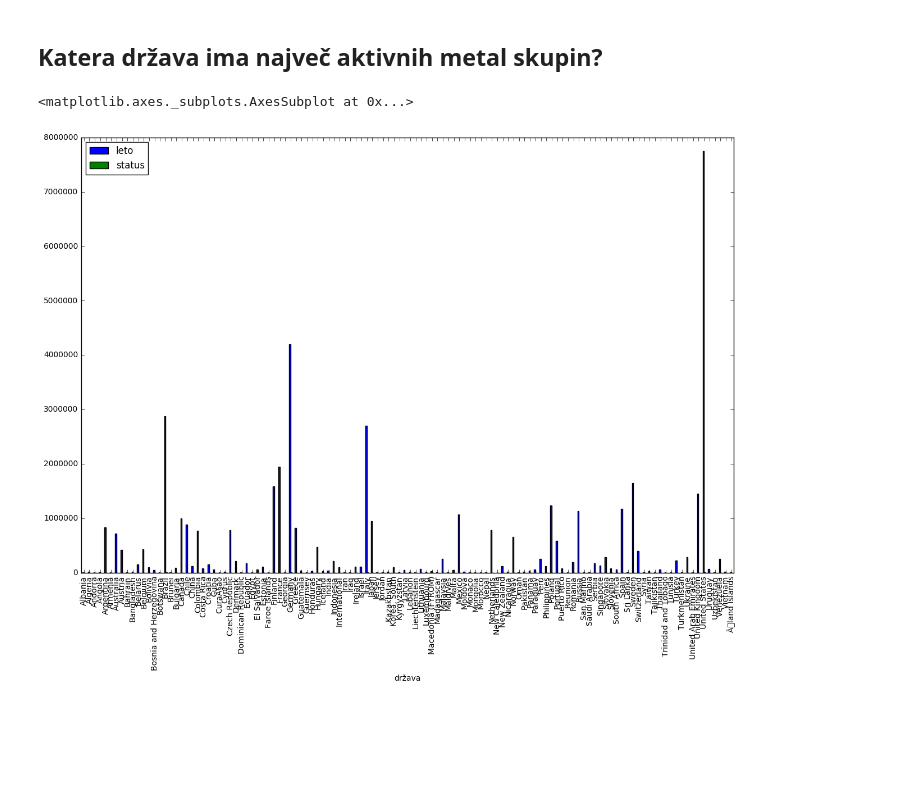
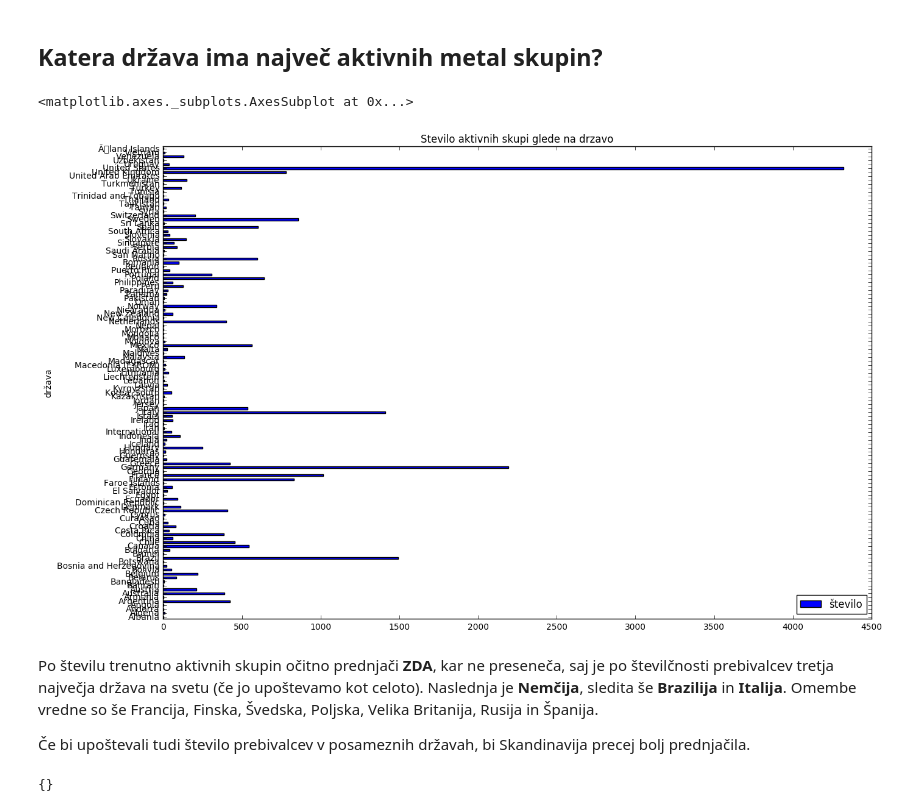
Before and after one commit to h3ll-o-w0rld/Projekt-za-PROG1, a Jupyter notebook: Projekt.ipynb, the cells around one changed output. Drawn from its saved outputs; the diff is of its cells as text; code cells hidden in the pictures; blank space fills up the shorter version.

```diff
--- a/Projekt.ipynb
+++ b/Projekt.ipynb
@@ -114,12 +114,28 @@ for zvrst, barva in stiri_zvrsti_barve:
 ## Katera država ima največ aktivnih metal skupin?
 # %%
 aktivni = skupine[skupine['status'] == 1]
+aktivni = aktivni[aktivni.columns.difference(['leto'])]
 aktivni_drz = aktivni.groupby('država').aggregate(sum)
-aktivni_po_drzavah = aktivni_drz[aktivni_drz >= 10**6]
-aktivni_drz.plot(kind='area', figsize=(15, 10))
+aktivni_drz = aktivni_drz.rename(columns={'status': 'število'})
+#aktivni_drz
+aktivni_drz.plot(kind='barh', figsize=(15, 10), fontsize=10, sort_columns=True, title='Stevilo aktivnih skupi glede na drzavo')
 # %% [output]
 <matplotlib.axes._subplots.AxesSubplot at 0x...>
-[figure, old version]
+[figure, new version]
+# %% [markdown]
+Po številu trenutno aktivnih skupin očitno prednjači **ZDA**, kar ne preseneča, saj je po številčnosti prebivalcev tretja največja država na svetu (če jo upoštevamo kot celoto). Naslednja je **Nemčija**, sledita še **Brazilija** in **Italija**. Omembe vredne so še Francija, Finska, Švedska, Poljska, Velika Britanija, Rusija in Španija.
+
+Če bi upoštevali tudi število prebivalcev v posameznih državah, bi Skandinavija precej bolj prednjačila.
+# %%
+populacija = pd.read_csv('csv/populacija.csv')
+drz_st = zip(aktivni_drz.index, aktivni_drz['število'])
+#drz_st
+populacija_dict = {drz: pop for drz, pop in zip(unicode(populacija['Country']), populacija['Population'])}
+populacija_dict
+utezeno_dict = {drz: (st/populacija_dict[drz]) for drz, st in drz_st if drz in populacija.index}
+utezeno_dict
+# %% [output]
+{}
 # %%
 aktivni = skupine[skupine['status'] == 1]
 cakajoci = skupine[skupine['status'] == 2]
```
Also changed, not shown: parts of 4 cells of this notebook, 2 other files.
